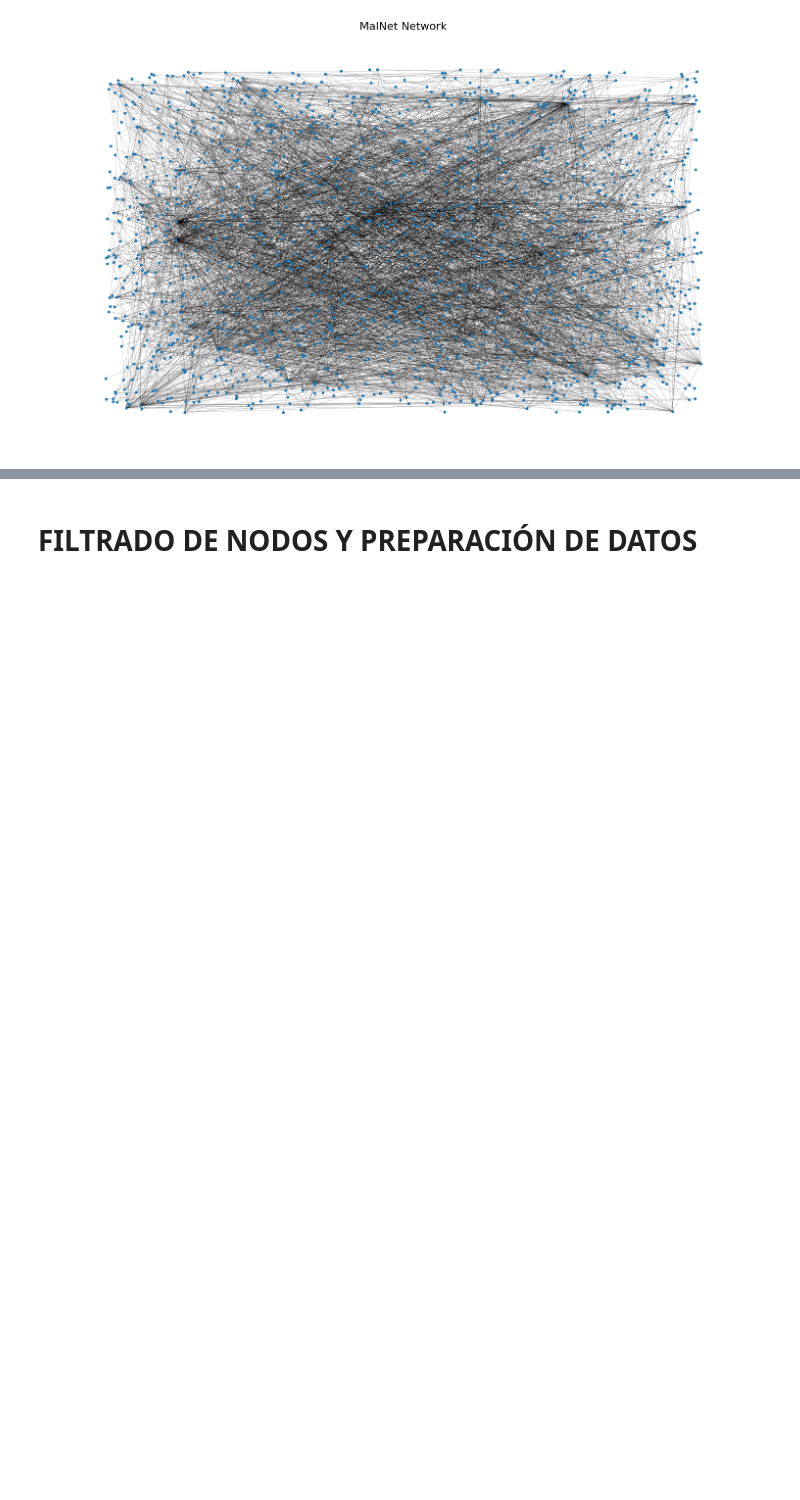
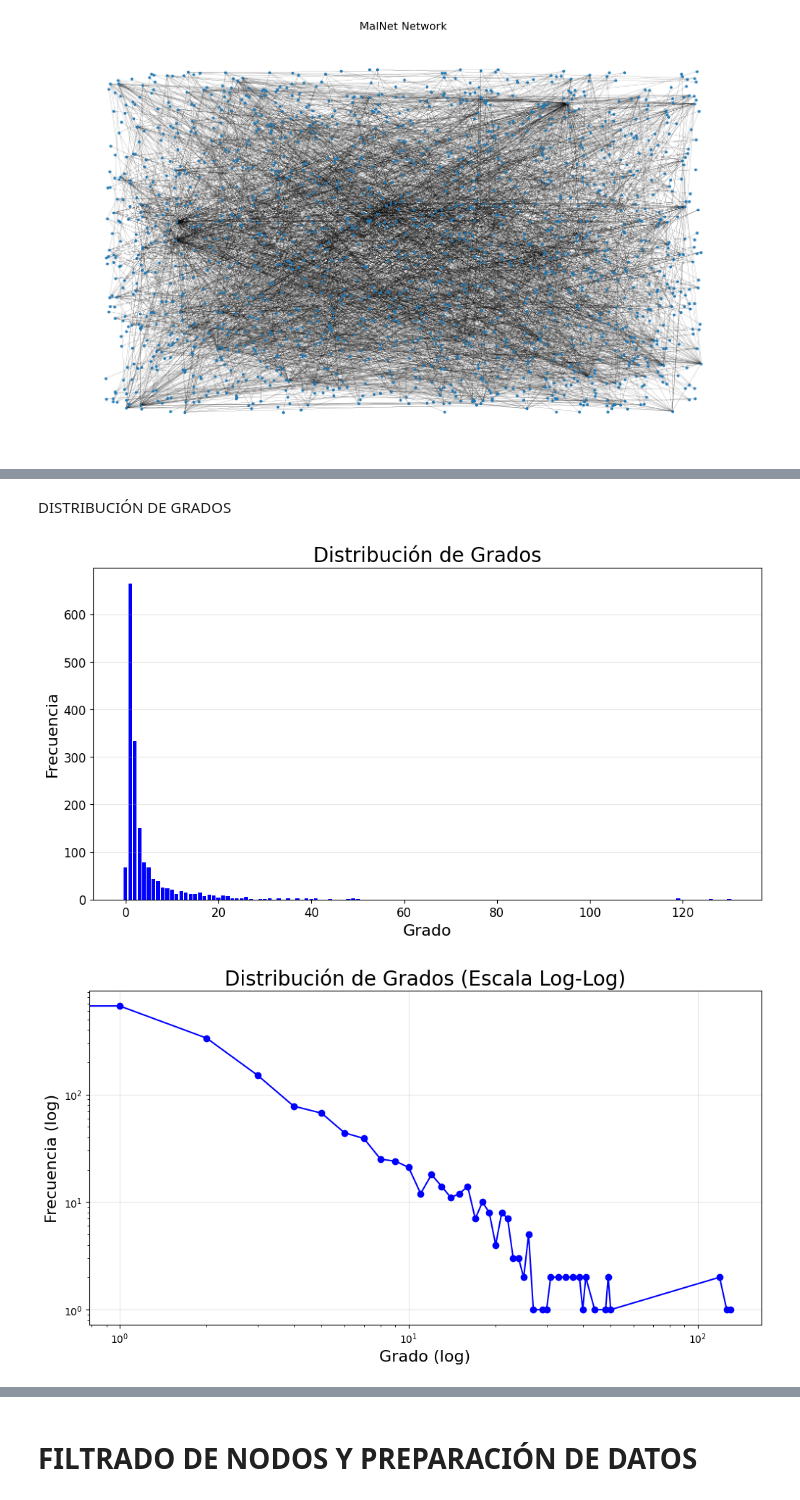
Before and after one commit to tannialhernandez/topicosAvanzadosAnalitica, a Jupyter notebook: P3 - Graph Machine Learning/P3_Graph_Machine_Learning.ipynb, the cells around one changed output, grey strips where cells are left out. Saved outputs shown, nothing was run; the diff lists cells and outputs as text; code cells hidden in the pictures; blank space fills up the shorter version.

```diff
--- a/P3 - Graph Machine Learning/P3_Graph_Machine_Learning.ipynb
+++ b/P3 - Graph Machine Learning/P3_Graph_Machine_Learning.ipynb
@@ -163,0 +184,18 @@ HTML(html_code)
+# %%
+G = to_networkx(data, to_undirected=True)
+
+print("\n== PROPIEDADES TOPOLÓGICAS BÁSICAS ==")
+print(f"Total de nodos: {G.number_of_nodes()}")
+print(f"Total de aristas: {G.number_of_edges()}")
+print(f"Densidad del grafo: {nx.density(G):.8f}")
+print(f"¿Es conexo? {nx.is_connected(G)}")
+
+num_components = nx.number_connected_components(G)
+print(f"Número de componentes conexas: {num_components}")
+
+components = list(nx.connected_components(G))
+component_sizes = [len(c) for c in components]
+print(f"Tamaño de las componentes: {component_sizes}")
+
+avg_degree = np.mean([d for _, d in G.degree()])
+print(f"Grado promedio: {avg_degree:.4f}")
@@ -163,0 +330,27 @@ HTML(html_code)
+# %% [markdown]
+DISTRIBUCIÓN DE GRADOS
+# %%
+degree_sequence = sorted([d for n, d in G.degree()], reverse=True)
+degree_count = np.bincount(degree_sequence)
+degree_values = np.arange(len(degree_count))
+
+plt.figure(figsize=(12, 6))
+plt.bar(degree_values, degree_count, width=0.80, color="b")
+plt.title("Distribución de Grados", fontsize=20)
+plt.ylabel("Frecuencia", fontsize=16)
+plt.xlabel("Grado", fontsize=16)
+plt.xticks(fontsize=12)
+plt.yticks(fontsize=12)
+plt.grid(axis='y', alpha=0.3)
+plt.show()
+
+plt.figure(figsize=(12, 6))
+plt.loglog(degree_values[degree_count > 0], degree_count[degree_count > 0], 'bo-')
+plt.title("Distribución de Grados (Escala Log-Log)", fontsize=20)
+plt.ylabel("Frecuencia (log)", fontsize=16)
+plt.xlabel("Grado (log)", fontsize=16)
+plt.grid(alpha=0.3)
+plt.show()
+# %% [output]
+[figure, added]
+[figure, added]
```
Also changed, not shown: parts of 26 cells of this notebook.
